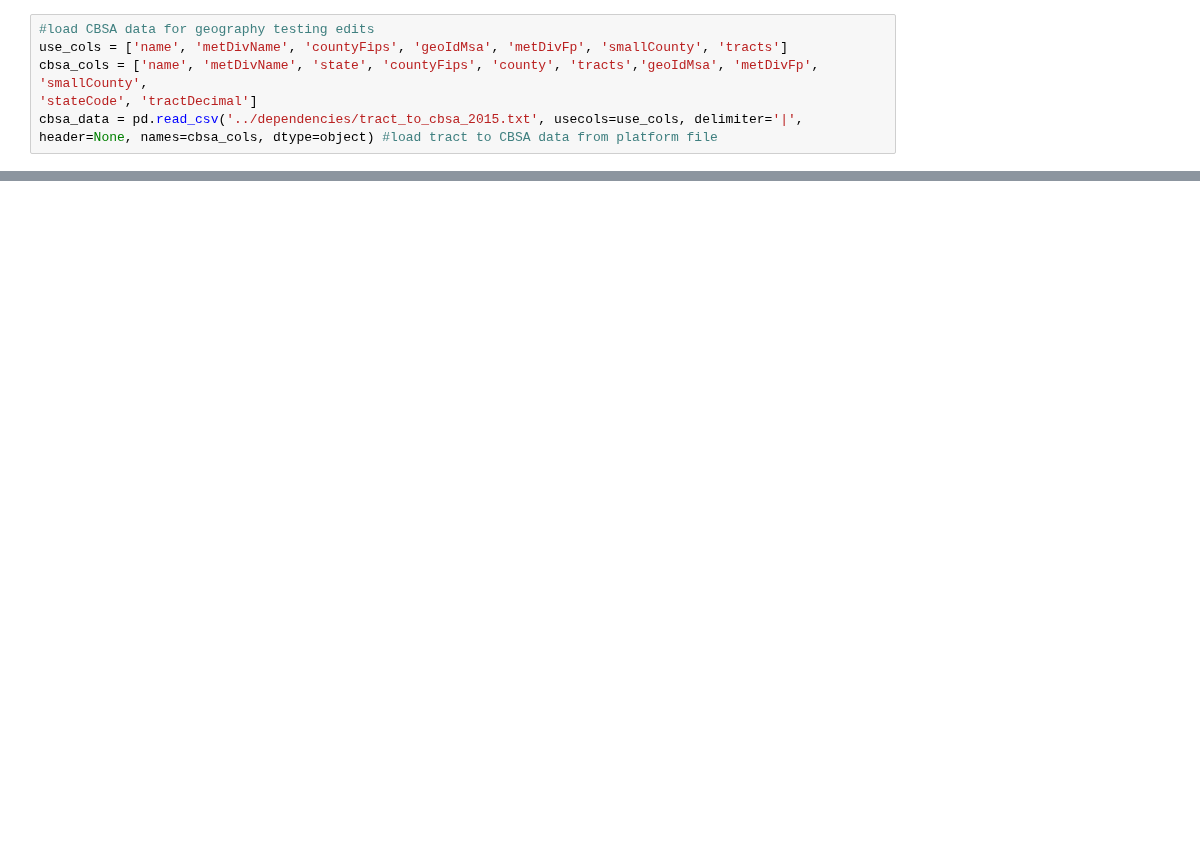
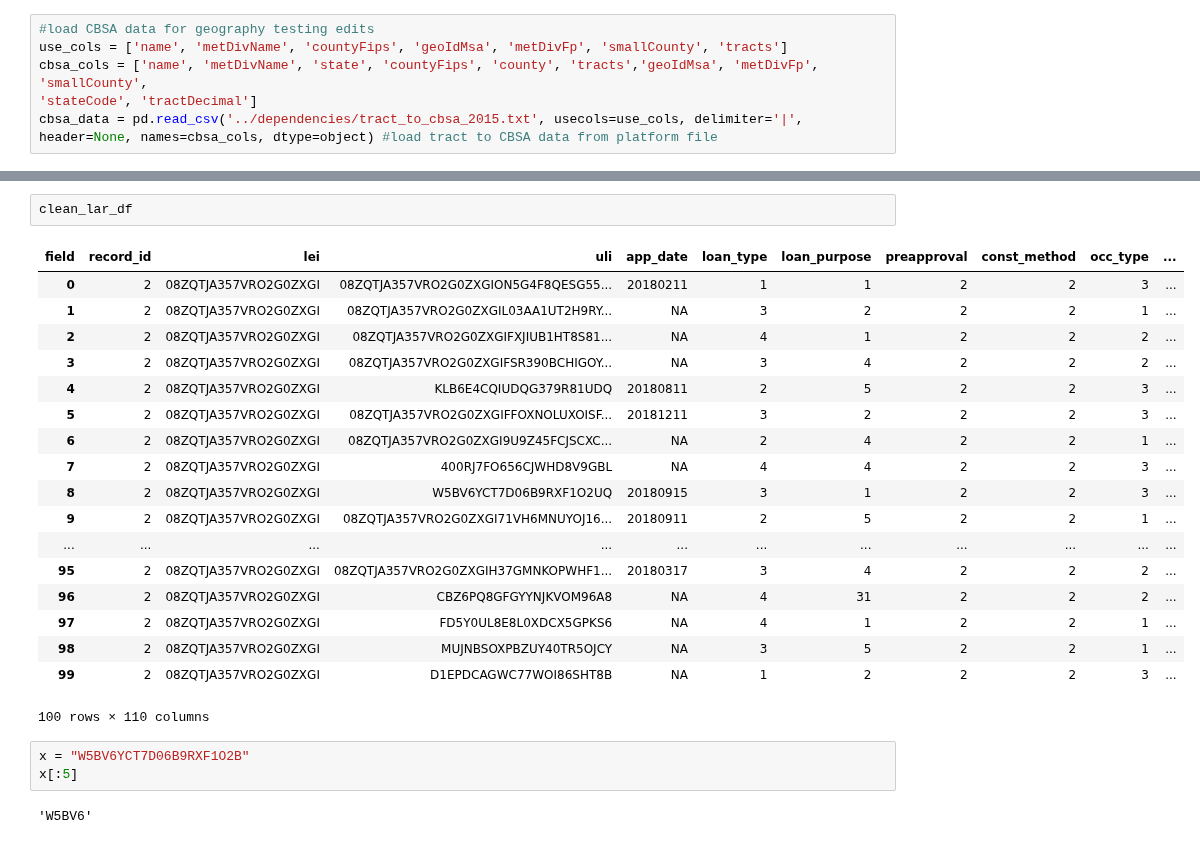
Before and after one commit to cfpb/hmda-test-files, a Jupyter notebook: python/edit_file_test_tool.ipynb, the cells around one changed output, grey strips where cells are left out. Saved outputs shown, nothing was run; the diff lists cells and outputs as text; blank space fills up the shorter version.

```diff
--- a/python/edit_file_test_tool.ipynb
+++ b/python/edit_file_test_tool.ipynb
@@ -146,0 +204,26 @@ lar_df[lar_df.county.isin(small_counties)]
+# %%
+clean_lar_df
+# %% [output]
+| field | record_id | lei | uli | app_date | loan_type | loan_purpose | preapproval | const_method | occ_type | ... |
+| 0 | 2 | 08ZQTJA357VRO2G0ZXGI | 08ZQTJA357VRO2G0ZXGION5G4F8QESG55... | 20180211 | 1 | 1 | 2 | 2 | 3 | ... |
+| 1 | 2 | 08ZQTJA357VRO2G0ZXGI | 08ZQTJA357VRO2G0ZXGIL03AA1UT2H9RY... | NA | 3 | 2 | 2 | 2 | 1 | ... |
+| 2 | 2 | 08ZQTJA357VRO2G0ZXGI | 08ZQTJA357VRO2G0ZXGIFXJIUB1HT8S81... | NA | 4 | 1 | 2 | 2 | 2 | ... |
+| 3 | 2 | 08ZQTJA357VRO2G0ZXGI | 08ZQTJA357VRO2G0ZXGIFSR390BCHIGOY... | NA | 3 | 4 | 2 | 2 | 2 | ... |
+| 4 | 2 | 08ZQTJA357VRO2G0ZXGI | KLB6E4CQIUDQG379R81UDQ | 20180811 | 2 | 5 | 2 | 2 | 3 | ... |
+| 5 | 2 | 08ZQTJA357VRO2G0ZXGI | 08ZQTJA357VRO2G0ZXGIFFOXNOLUXOISF... | 20181211 | 3 | 2 | 2 | 2 | 3 | ... |
+| 6 | 2 | 08ZQTJA357VRO2G0ZXGI | 08ZQTJA357VRO2G0ZXGI9U9Z45FCJSCXC... | NA | 2 | 4 | 2 | 2 | 1 | ... |
+| 7 | 2 | 08ZQTJA357VRO2G0ZXGI | 400RJ7FO656CJWHD8V9GBL | NA | 4 | 4 | 2 | 2 | 3 | ... |
+| 8 | 2 | 08ZQTJA357VRO2G0ZXGI | W5BV6YCT7D06B9RXF1O2UQ | 20180915 | 3 | 1 | 2 | 2 | 3 | ... |
+| 9 | 2 | 08ZQTJA357VRO2G0ZXGI | 08ZQTJA357VRO2G0ZXGI71VH6MNUYOJ16... | 20180911 | 2 | 5 | 2 | 2 | 1 | ... |
+| ... | ... | ... | ... | ... | ... | ... | ... | ... | ... | ... |
+| 95 | 2 | 08ZQTJA357VRO2G0ZXGI | 08ZQTJA357VRO2G0ZXGIH37GMNKOPWHF1... | 20180317 | 3 | 4 | 2 | 2 | 2 | ... |
+| 96 | 2 | 08ZQTJA357VRO2G0ZXGI | CBZ6PQ8GFGYYNJKVOM96A8 | NA | 4 | 31 | 2 | 2 | 2 | ... |
+| 97 | 2 | 08ZQTJA357VRO2G0ZXGI | FD5Y0UL8E8L0XDCX5GPKS6 | NA | 4 | 1 | 2 | 2 | 1 | ... |
+| 98 | 2 | 08ZQTJA357VRO2G0ZXGI | MUJNBSOXPBZUY40TR5OJCY | NA | 3 | 5 | 2 | 2 | 1 | ... |
+| 99 | 2 | 08ZQTJA357VRO2G0ZXGI | D1EPDCAGWC77WOI86SHT8B | NA | 1 | 2 | 2 | 2 | 3 | ... |
+100 rows × 110 columns
+# %%
+x = "W5BV6YCT7D06B9RXF1O2B"
+x[:5]
+# %% [output]
+'W5BV6'
```
Also changed, not shown: parts of 18 cells of this notebook.
